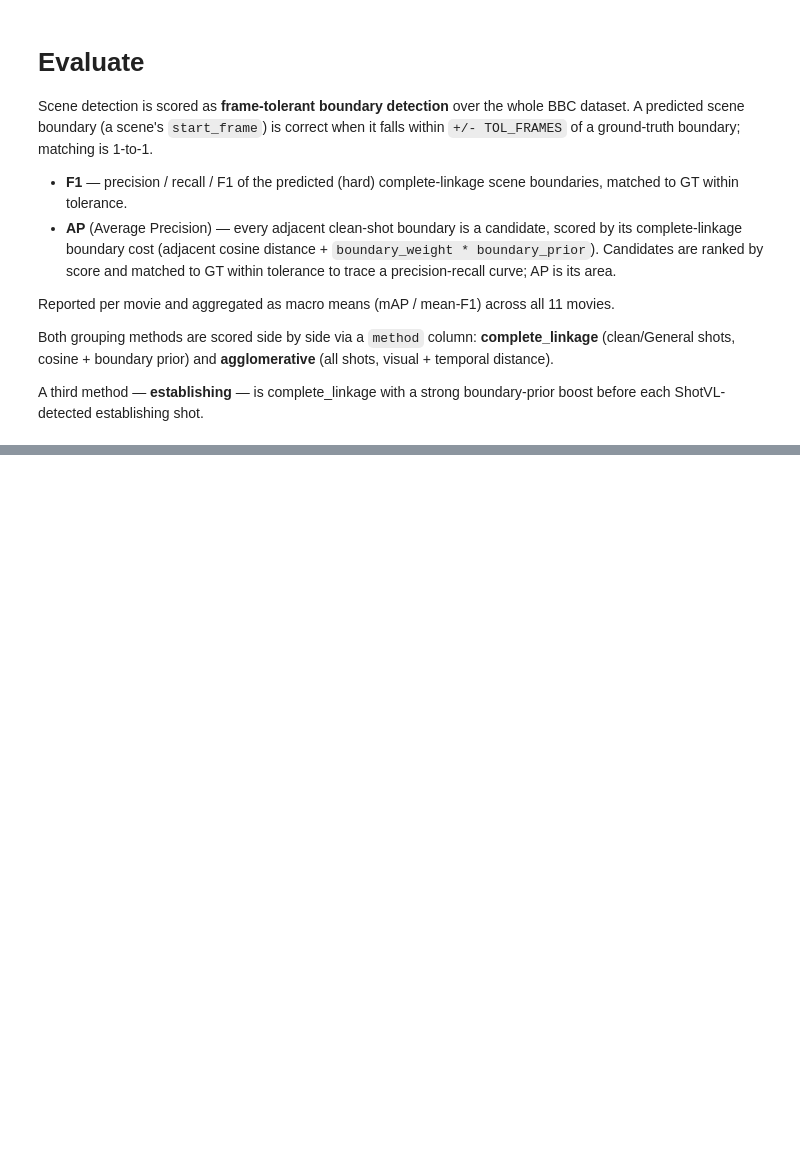
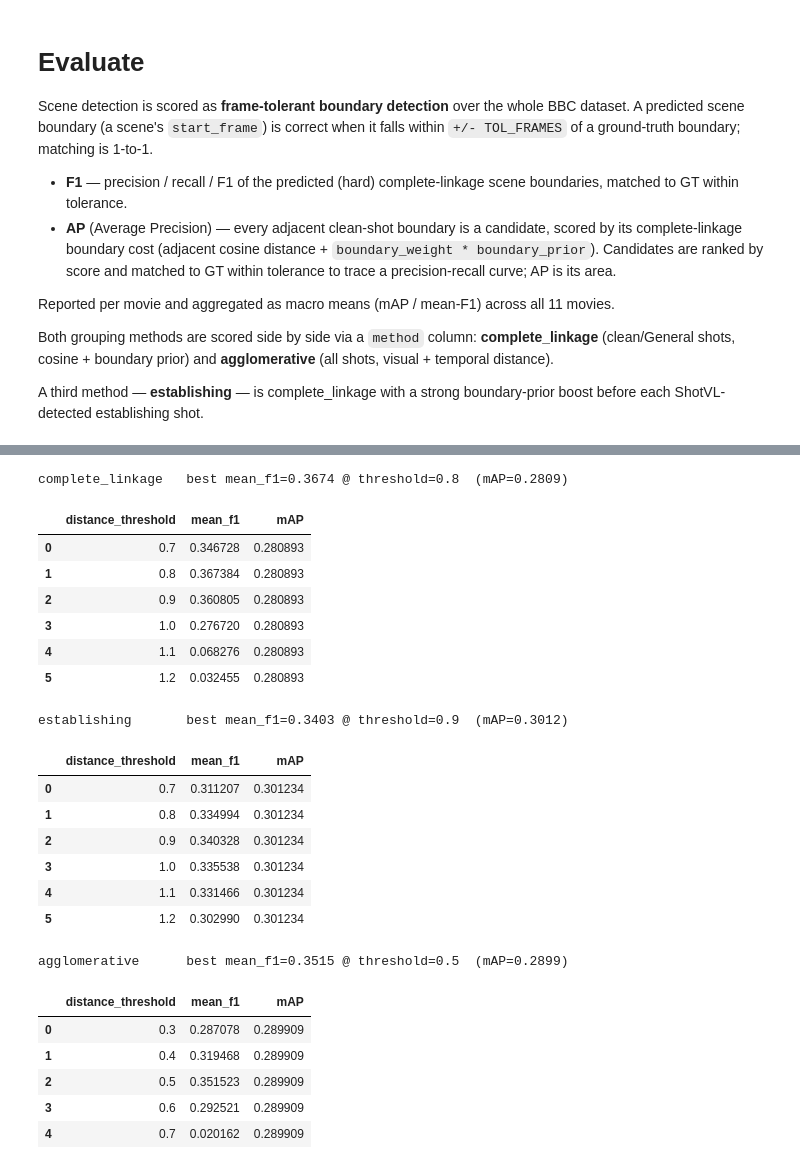
Before and after one commit to lwan1/movienet-scene-segmentation, a Jupyter notebook: notebooks/unsupervised_approaches.ipynb, the cells around one changed output, grey strips where cells are left out. Cells and saved outputs as stored; diff of their text form; code cells hidden in the pictures; blank space fills up the shorter version.

```diff
--- a/notebooks/unsupervised_approaches.ipynb
+++ b/notebooks/unsupervised_approaches.ipynb
@@ -1527,0 +1740,61 @@ same tolerance. Values are macro means (mAP / mean-F1); inspect the per-movie ro
+# %%
+def _sweep_threshold(process_fn, thresholds, tol_frames=TOL_FRAMES, **kwargs):
+    rows = []
+    for thr in tqdm(thresholds, desc=getattr(process_fn, "__name__", "sweep")):
+        f1s, aps = [], []
+        for movie in bbc_movies:
+            ev = evaluate_movie(
+                movie, process_fn(movie, distance_threshold=thr, **kwargs), tol_frames
+            )
+            f1s.append(ev["f1"])
+            aps.append(ev["ap"])
+        rows.append(
+            {
+                "distance_threshold": thr,
+                "mean_f1": float(np.mean(f1s)),
+                "mAP": float(np.mean(aps)),
+            }
+        )
+    return pd.DataFrame(rows)
+
+
+CL_GRID = [0.7, 0.8, 0.9, 1.0, 1.1, 1.2]      # cosine-based methods
+AGG_GRID = [0.3, 0.4, 0.5, 0.6, 0.7]          # visual+temporal distance
+
+threshold_sweeps = {
+    "complete_linkage": _sweep_threshold(process_movie_complete_linkage, CL_GRID),
+    "establishing": _sweep_threshold(process_movie_establishing, CL_GRID),
+    "agglomerative": _sweep_threshold(process_movie_agglomerative, AGG_GRID),
+}
+
+for name, sweep_df in threshold_sweeps.items():
+    best = sweep_df.loc[sweep_df["mean_f1"].idxmax()]
+    print(
+        f"{name:18s} best mean_f1={best['mean_f1']:.4f} "
+        f"@ threshold={best['distance_threshold']}  (mAP={best['mAP']:.4f})"
+    )
+    display(sweep_df)
+# %% [output]
+complete_linkage   best mean_f1=0.3674 @ threshold=0.8  (mAP=0.2809)
+|  | distance_threshold | mean_f1 | mAP |
+| 0 | 0.7 | 0.346728 | 0.280893 |
+| 1 | 0.8 | 0.367384 | 0.280893 |
+| 2 | 0.9 | 0.360805 | 0.280893 |
+| 3 | 1.0 | 0.276720 | 0.280893 |
+| 4 | 1.1 | 0.068276 | 0.280893 |
+| 5 | 1.2 | 0.032455 | 0.280893 |
+establishing       best mean_f1=0.3403 @ threshold=0.9  (mAP=0.3012)
+|  | distance_threshold | mean_f1 | mAP |
+| 0 | 0.7 | 0.311207 | 0.301234 |
+| 1 | 0.8 | 0.334994 | 0.301234 |
+| 2 | 0.9 | 0.340328 | 0.301234 |
+| 3 | 1.0 | 0.335538 | 0.301234 |
+| 4 | 1.1 | 0.331466 | 0.301234 |
+| 5 | 1.2 | 0.302990 | 0.301234 |
+agglomerative      best mean_f1=0.3515 @ threshold=0.5  (mAP=0.2899)
+|  | distance_threshold | mean_f1 | mAP |
+| 0 | 0.3 | 0.287078 | 0.289909 |
+| 1 | 0.4 | 0.319468 | 0.289909 |
+| 2 | 0.5 | 0.351523 | 0.289909 |
+| 3 | 0.6 | 0.292521 | 0.289909 |
+| 4 | 0.7 | 0.020162 | 0.289909 |
```
Also changed, not shown: parts of 13 cells of this notebook.
